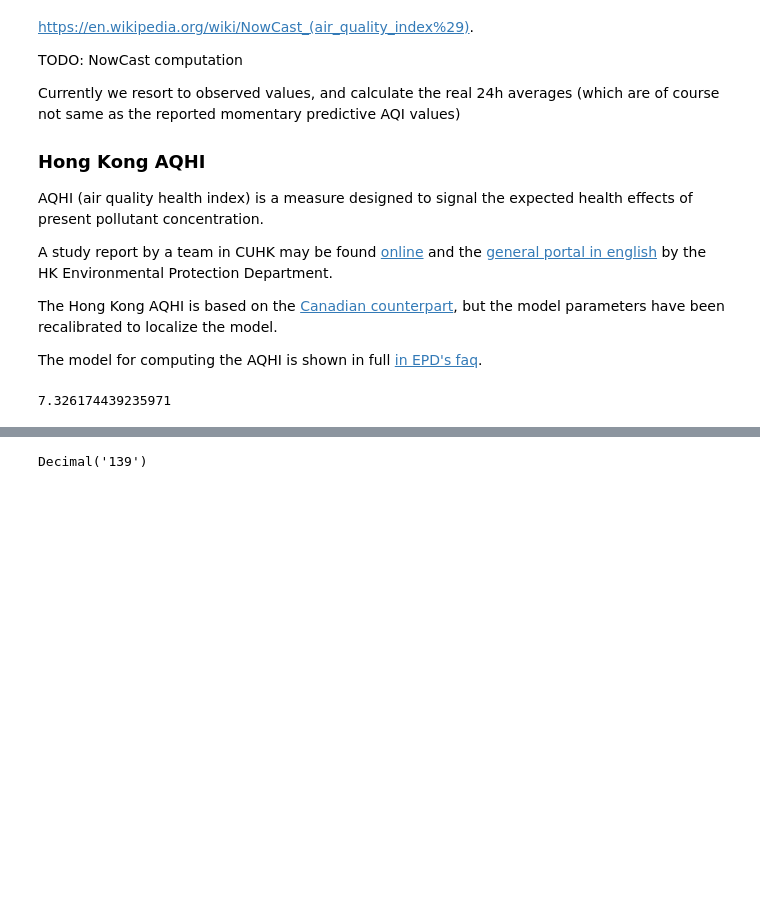
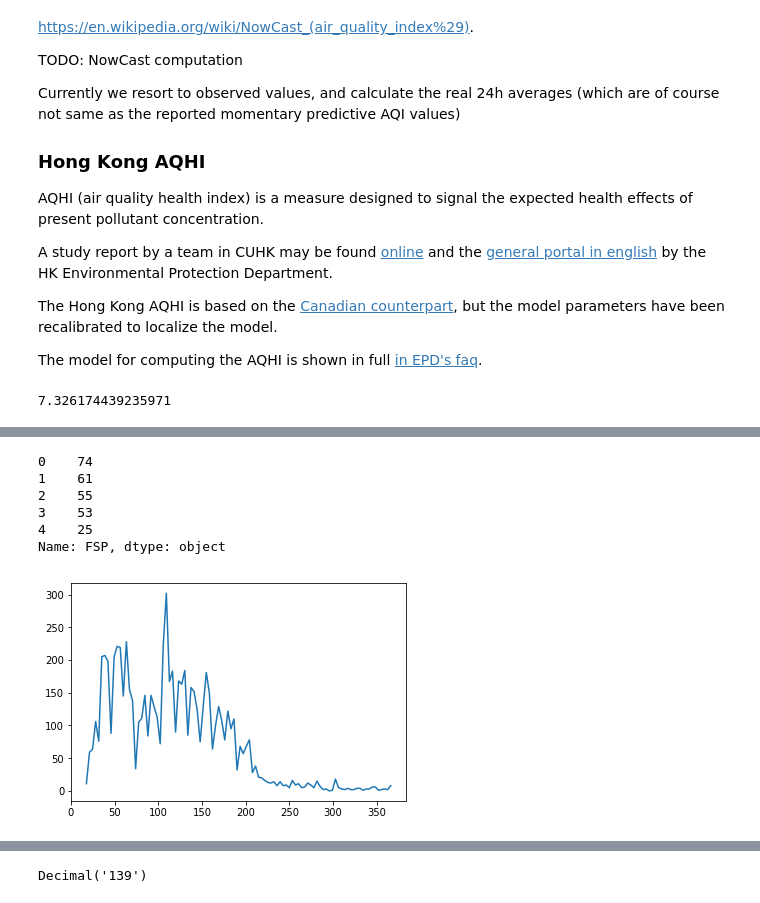
Before and after one commit to htuovila/hk-air-quality, a Jupyter notebook: hk-air-quality.ipynb, the cells around one changed output, grey strips where cells are left out. Drawn from its saved outputs; the diff is of its cells as text; code cells hidden in the pictures; blank space fills up the shorter version.

Commit message:
added first plots

```diff
--- a/hk-air-quality.ipynb
+++ b/hk-air-quality.ipynb
@@ -163,9 +167,10 @@ def aqhi_func(conc, added_risk):
     return ar_total
 
 def aqhi_function2(added_risk):
+    '''wrapper function to avoid giving added_risk every time as argument'''
     return lambda conc: aqhi_func(conc,added_risk)
-
 aqhi_function = aqhi_function2(added_risk)
+# aqhi_function same as aqhi_func but with one argument less
 # %%
 conc_test=[115,15,4,65,40]
 print(aqhi_function(conc_test))
@@ -234,0 +235,73 @@ column_order=["NO2","SO2","O3","RSP","FSP"]
+# %%
+def add_aqhi_to_df_list(frames,add_aqhi_to_df):
+    for frame in frames:
+        frames2.append(add_aqhi_to_df(frame))
+    return frames2
+
+frames=add_aqhi_to_df_list(frames,add_aqhi_to_df)
+# %%
+# Next we need to compute the AQI US and add it to the dataframes.
+# For this we use the aqi library
+
+# generate simple functions
+def pollutant_to_aqi(pollutant):
+    return lambda conc: aqi.to_aqi([(pollutant, conc)])
+aqi_pm25=pollutant_to_aqi(aqi.POLLUTANT_PM25)
+
+# List of pollutant symbols from aqi library
+# "POLLUTANT_PM25, POLLUTANT_PM10,
+#                          POLLUTANT_O3_8H, POLLUTANT_O3_1H,
+#                          POLLUTANT_CO_8H, POLLUTANT_SO2_1H,
+#                          POLLUTANT_NO2_1H"
+
+pollutant_list=[aqi.POLLUTANT_PM25, aqi.POLLUTANT_PM10,
+                          aqi.POLLUTANT_O3_8H, aqi.POLLUTANT_O3_1H,
+                          aqi.POLLUTANT_CO_8H, aqi.POLLUTANT_SO2_1H]
+
+if 1==0: # full pollutants list
+    pollutants_dict={aqi.POLLUTANT_PM25: "FSP_24", aqi.POLLUTANT_PM10: 'RSP_24',
+    aqi.POLLUTANT_O3_8H : 'O3_8', aqi.POLLUTANT_O3_1H: 'O3',
+    aqi.POLLUTANT_CO_8H: 'CO', aqi.POLLUTANT_SO2_1H : 'SO2',
+    aqi.POLLUTANT_NO2_1H : 'NO2'}
+else: #partial pollutants list
+    pollutants_dict={aqi.POLLUTANT_PM25: "FSP_24", aqi.POLLUTANT_PM10: 'RSP_24',
+                     aqi.POLLUTANT_SO2_1H : 'SO2',
+    aqi.POLLUTANT_NO2_1H : 'NO2'}
+
+frames[0]['FSP'].apply(aqi_pm25).head()
+# %% [output]
+0    74
+1    61
+2    55
+3    53
+4    25
+Name: FSP, dtype: object
+# %%
+# generate functions
+# def pollutant_to_aqi(pollutant):
+#    return lambda conc: aqi.to_aqi([(pollutant, conc)])
+def compute_aqi_to_df(frame,pollutants_dict,pollutant_to_aqi):
+    frame.fillna(method='bfill', inplace=True)
+    aqi_names=pollutants_dict.keys()
+    aqi_names=[name +"_aqi" for name in list(aqi_names)]
+    for aqi_name, data_name in pollutants_dict.items():
+        aqi_temp_func=pollutant_to_aqi(aqi_name)
+        frame[aqi_name+"_aqi"]=frame[data_name].apply(aqi_temp_func)
+    frame["aqi_max"]=frame[aqi_names].apply(max,axis=1)
+    return frame
+
+compute_aqi_to_df_simple = lambda frame: compute_aqi_to_df(frame,pollutants_dict,pollutant_to_aqi)
+
+def aqi_to_all_dfs(frames):
+    for frame in frames:
+        frame=compute_aqi_to_df_simple(frame)
+    return frames
+frames=aqi_to_all_dfs(frames)
+# %%
+freq, bins = np.histogram(np.array(frames[2]["aqi_max"],dtype=np.float64), bins=100)
+vals=(bins[:-1] + bins[1:])
+# %%
+plt.plot(vals,freq)
+plt.show()
+# %% [output]
+[figure, added]
```
Also changed, not shown: parts of 12 cells of this notebook.
